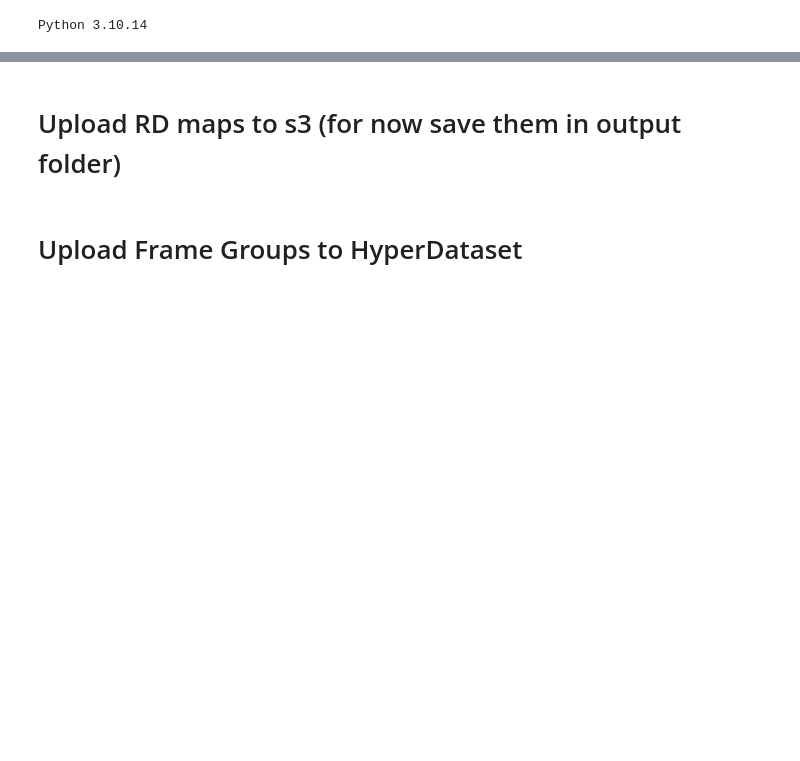
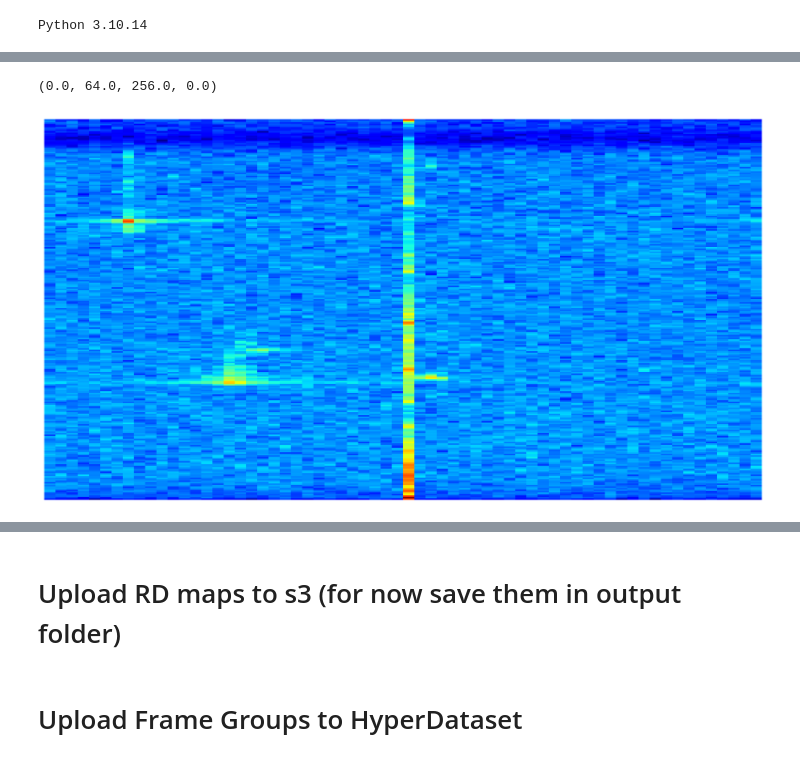
Before and after one commit to 6110-CTO/clearml-experiments, a Jupyter notebook: clear-ml-example.ipynb, the cells around one changed output, grey strips where cells are left out. Saved outputs shown, nothing was run; the diff lists cells and outputs as text; code cells hidden in the pictures; blank space fills up the shorter version.

Commit message:
Update Data Visualization

```diff
--- a/clear-ml-example.ipynb
+++ b/clear-ml-example.ipynb
@@ -88,0 +88,3 @@ f_in = '/kaggle/input'
+# %%
+with open('/kaggle/input/train-dataset/train_dataset.pkl', 'rb') as file:
+    train_dataset = pickle.load(file)
@@ -88,0 +133,12 @@ f_in = '/kaggle/input'
+# %%
+fig = plt.figure(figsize=(15,8), frameon=False, dpi=400)
+
+# Choose some map that has label and Bounding Box
+map = train_dataset[3548][0]
+
+sns.heatmap(map[0], cmap='jet', cbar=False)
+# sns.scatterplot(x=train_dataset[3548][1][])
+plt.axis('off')
+# %% [output]
+(0.0, 64.0, 256.0, 0.0)
+[figure, added]
```
Also changed, not shown: parts of 14 cells of this notebook.
